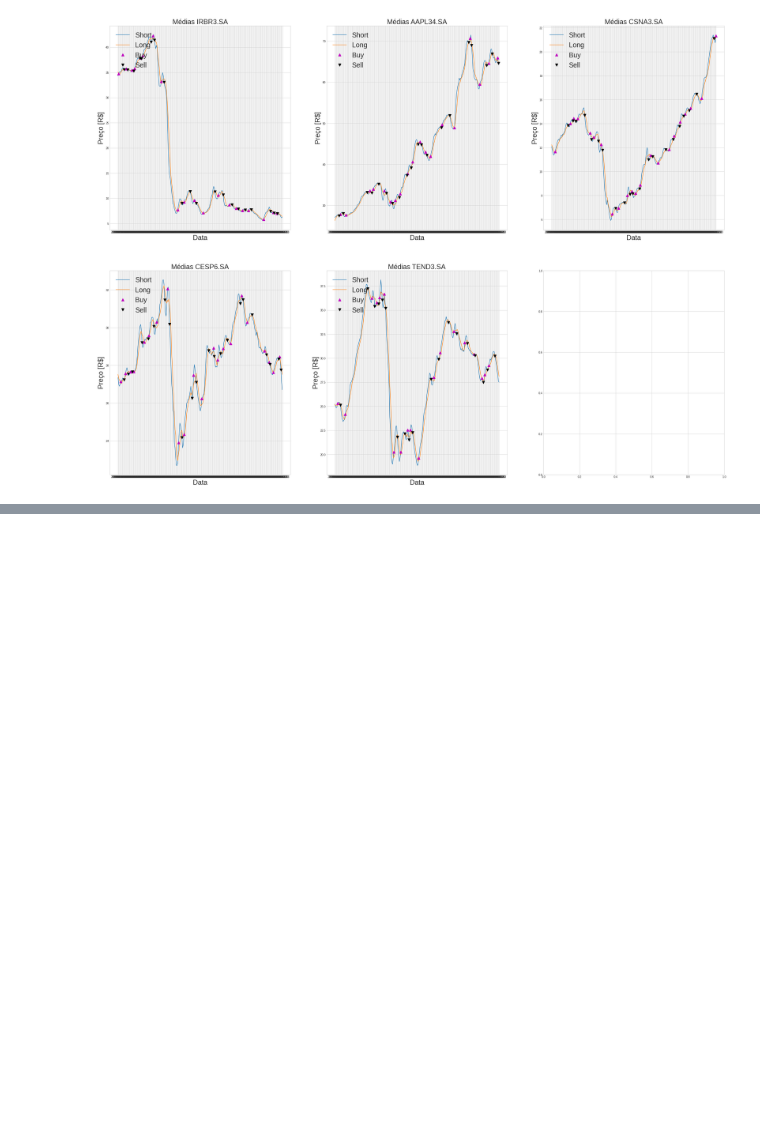
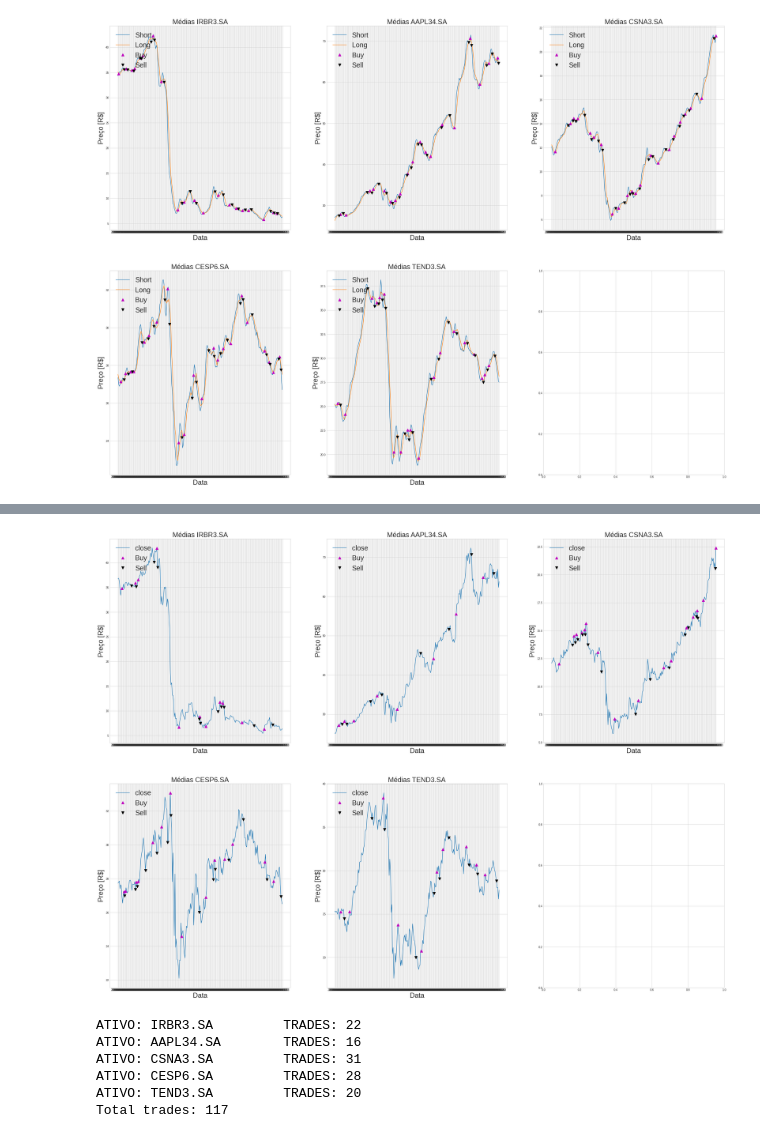
Before and after one commit to victorhdcoelho/SinaisFinanceiros-atividade02, a Jupyter notebook: Atividade02.ipynb, the cells around one changed output, grey strips where cells are left out. Cells and saved outputs as stored; diff of their text form; code cells hidden in the pictures; blank space fills up the shorter version.

```diff
--- a/Atividade02.ipynb
+++ b/Atividade02.ipynb
@@ -142,0 +263,17 @@ plot_buy_sell_long_short(test, short_t, long_t, long_short_diff_t)
+# %%
+plot_buy_sell_macd(split_test)
+# %% [output]
+[figure, added]
+# %%
+trades = 0
+for each in ativos:
+    print("ATIVO: {} \tTRADES: {}".format(each, split_test[each]["position"][split_test[each]["position"] != 0].shape[0]))
+    trades += split_test[each]["position"][split_test[each]["position"] != 0].shape[0]
+print("Total trades: {}".format(trades))
+# %% [output]
+ATIVO: IRBR3.SA         TRADES: 22
+ATIVO: AAPL34.SA        TRADES: 16
+ATIVO: CSNA3.SA         TRADES: 31
+ATIVO: CESP6.SA         TRADES: 28
+ATIVO: TEND3.SA         TRADES: 20
+Total trades: 117
```
Also changed, not shown: parts of 17 cells of this notebook, 2 other files.
